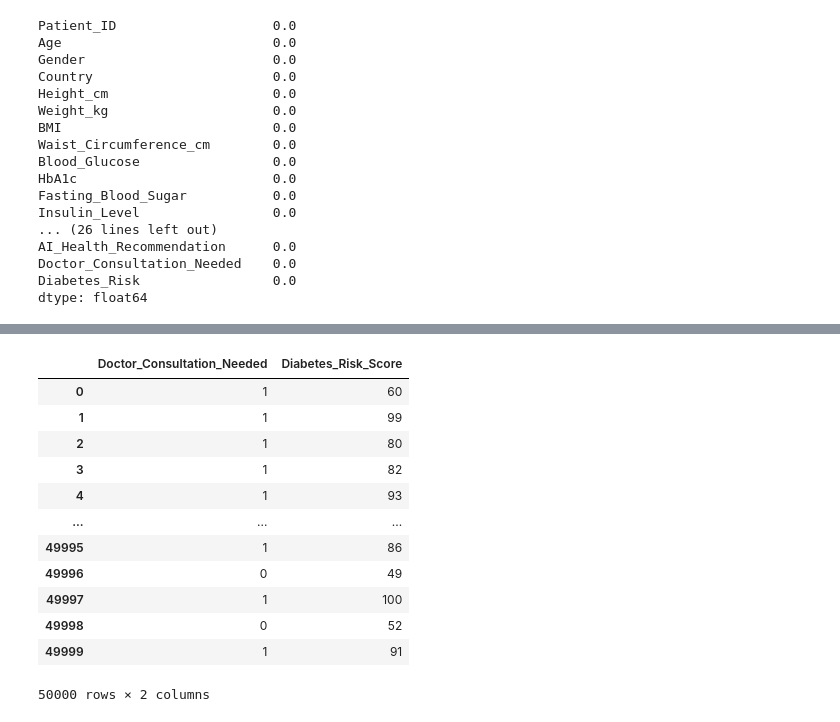
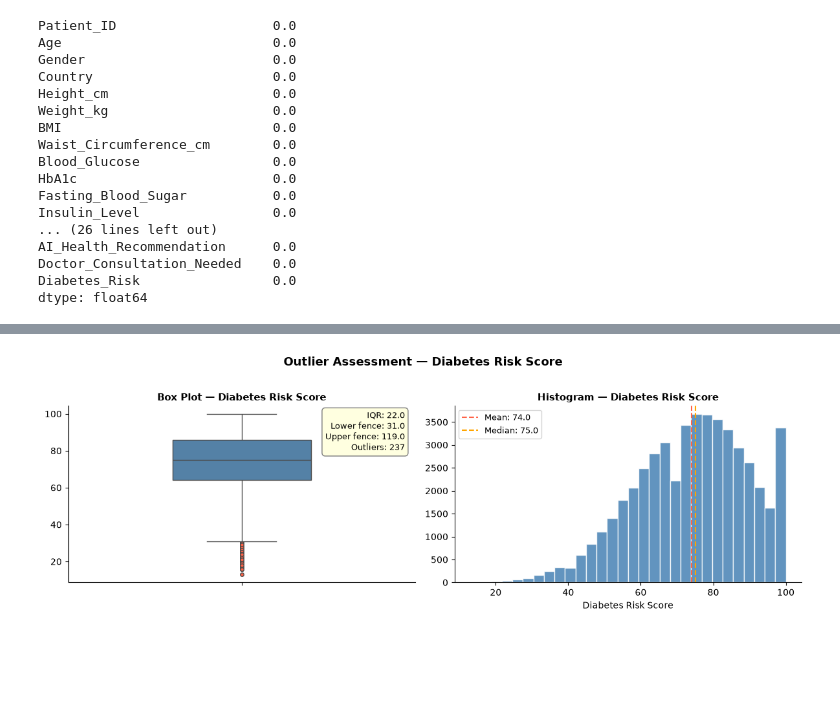
Before and after one commit to LeonardoTerra/Notebooks, a Jupyter notebook: ML Classifications/diabetes-risk-assessment.ipynb, the cells around one changed output, grey strips where cells are left out. Cells and saved outputs as stored; diff of their text form; code cells hidden in the pictures; blank space fills up the shorter version.

Commit message:
Diabetes Risk Assessment

```diff
--- a/ML Classifications/diabetes-risk-assessment.ipynb
+++ b/ML Classifications/diabetes-risk-assessment.ipynb
@@ -140,12 +140,11 @@ pipeline = Pipeline([
 ])
 
 df_statistics = df.copy()
-df_corr = df.copy()
 
-df_missing_adjustment = pipeline.fit_transform(df_corr[list_missing_numeric_features])
+df_missing_adjustment = pipeline.fit_transform(df_statistics[list_missing_numeric_features])
 df_adjustment = pipeline.named_steps['scaler'].inverse_transform(df_missing_adjustment)
-df_corr[list_missing_numeric_features] = df_adjustment
+df_statistics[list_missing_numeric_features] = df_adjustment
 
 # Adjusting missing values in object features
-df_corr[list_missing_object_features] = df_corr[list_missing_object_features].fillna(df_corr[list_missing_object_features].mode().iloc[0])
+df_statistics[list_missing_object_features] = df_statistics[list_missing_object_features].fillna(df_statistics[list_missing_object_features].mode().iloc[0])
 # %%
@@ -347,16 +252,0 @@ df_diabetes_risk
-# %%
-df_doctor_consultation
-# %% [output]
-|  | Doctor_Consultation_Needed | Diabetes_Risk_Score |
-| 0 | 1 | 60 |
-| 1 | 1 | 99 |
-| 2 | 1 | 80 |
-| 3 | 1 | 82 |
-| 4 | 1 | 93 |
-| ... | ... | ... |
-| 49995 | 1 | 86 |
-| 49996 | 0 | 49 |
-| 49997 | 1 | 100 |
-| 49998 | 0 | 52 |
-| 49999 | 1 | 91 |
-50000 rows × 2 columns
@@ -362,0 +255,36 @@ df_doctor_consultation
+# %%
+# Assessing Outliers on target feature
+fig, axes = plt.subplots(1, 2, figsize=(12, 4))
+
+# Box Plot
+sns.boxplot(y=df_statistics['Diabetes_Risk_Score'], ax=axes[0], color='steelblue', width=0.4, flierprops=dict(marker='o', markerfacecolor='tomato', markersize=4, linestyle='none'))
+axes[0].set_title('Box Plot — Diabetes Risk Score', fontsize=11, fontweight='bold')
+axes[0].set_ylabel('')
+
+q1 = df_statistics['Diabetes_Risk_Score'].quantile(0.25)
+q3 = df_statistics['Diabetes_Risk_Score'].quantile(0.75)
+iqr = q3 - q1
+lower_fence = q1 - 1.5 * iqr
+upper_fence = q3 + 1.5 * iqr
+n_outliers = ((df_statistics['Diabetes_Risk_Score'] < lower_fence) | (df_statistics['Diabetes_Risk_Score'] > upper_fence)).sum()
+axes[0].annotate(
+    f'IQR: {iqr:.1f}\nLower fence: {lower_fence:.1f}\nUpper fence: {upper_fence:.1f}\nOutliers: {n_outliers}',
+    xy=(0.97, 0.97), xycoords='axes fraction',
+    ha='right', va='top', fontsize=9,
+    bbox=dict(boxstyle='round,pad=0.4', facecolor='lightyellow', edgecolor='gray')
+)
+
+# Histogram
+axes[1].hist(df_statistics['Diabetes_Risk_Score'], bins=30, color='steelblue', edgecolor='white', alpha=0.85)
+axes[1].axvline(df_statistics['Diabetes_Risk_Score'].mean(), color='tomato', linestyle='--', linewidth=1.5, label=f"Mean: {df_statistics['Diabetes_Risk_Score'].mean():.1f}")
+axes[1].axvline(df_statistics['Diabetes_Risk_Score'].median(), color='orange', linestyle='--', linewidth=1.5, label=f"Median: {df_statistics['Diabetes_Risk_Score'].median():.1f}")
+axes[1].set_title('Histogram — Diabetes Risk Score', fontsize=11, fontweight='bold')
+axes[1].set_xlabel('Diabetes Risk Score')
+axes[1].set_ylabel('')
+axes[1].legend(fontsize=9)
+
+plt.suptitle('Outlier Assessment — Diabetes Risk Score', fontsize=13, fontweight='bold', y=1.02)
+sns.despine(left=False, right=True, top=True, bottom=False)
+plt.tight_layout()
+# %% [output]
+[figure, added]
```
Also changed, not shown: parts of 24 cells of this notebook.
